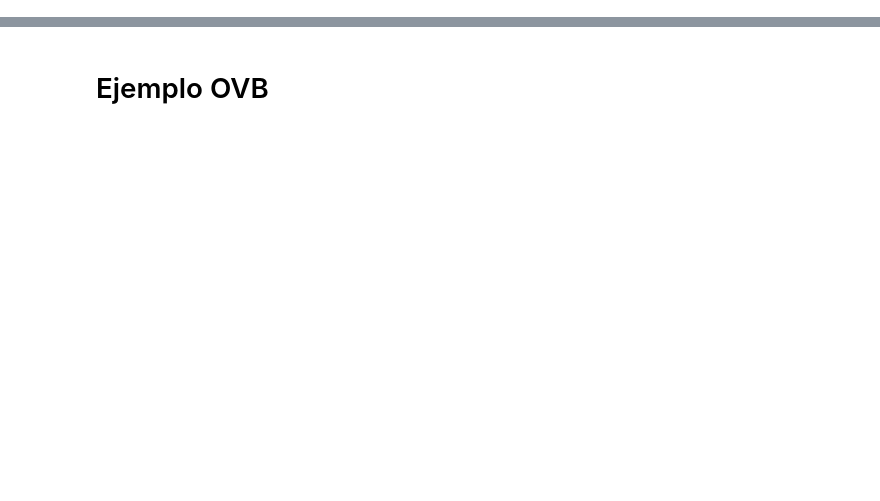
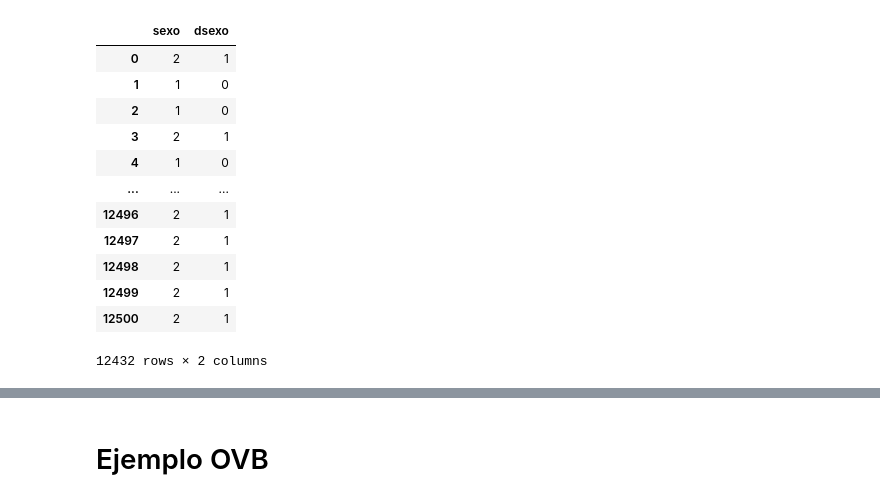
Before and after one commit to rpasquini/econometria-iae, a Jupyter notebook: Ejemplos_Regresion_Multiple.ipynb, the cells around one changed output, grey strips where cells are left out. Saved outputs shown, nothing was run; the diff lists cells and outputs as text; code cells hidden in the pictures; blank space fills up the shorter version.

```diff
--- a/Ejemplos_Regresion_Multiple.ipynb
+++ b/Ejemplos_Regresion_Multiple.ipynb
@@ -11,0 +64,16 @@ df=df.loc[df.aesc<20]
+# %%
+df[['sexo','dsexo']]
+# %% [output]
+|  | sexo | dsexo |
+| 0 | 2 | 1 |
+| 1 | 1 | 0 |
+| 2 | 1 | 0 |
+| 3 | 2 | 1 |
+| 4 | 1 | 0 |
+| ... | ... | ... |
+| 12496 | 2 | 1 |
+| 12497 | 2 | 1 |
+| 12498 | 2 | 1 |
+| 12499 | 2 | 1 |
+| 12500 | 2 | 1 |
+12432 rows × 2 columns
```
Also changed, not shown: parts of 35 cells of this notebook.
